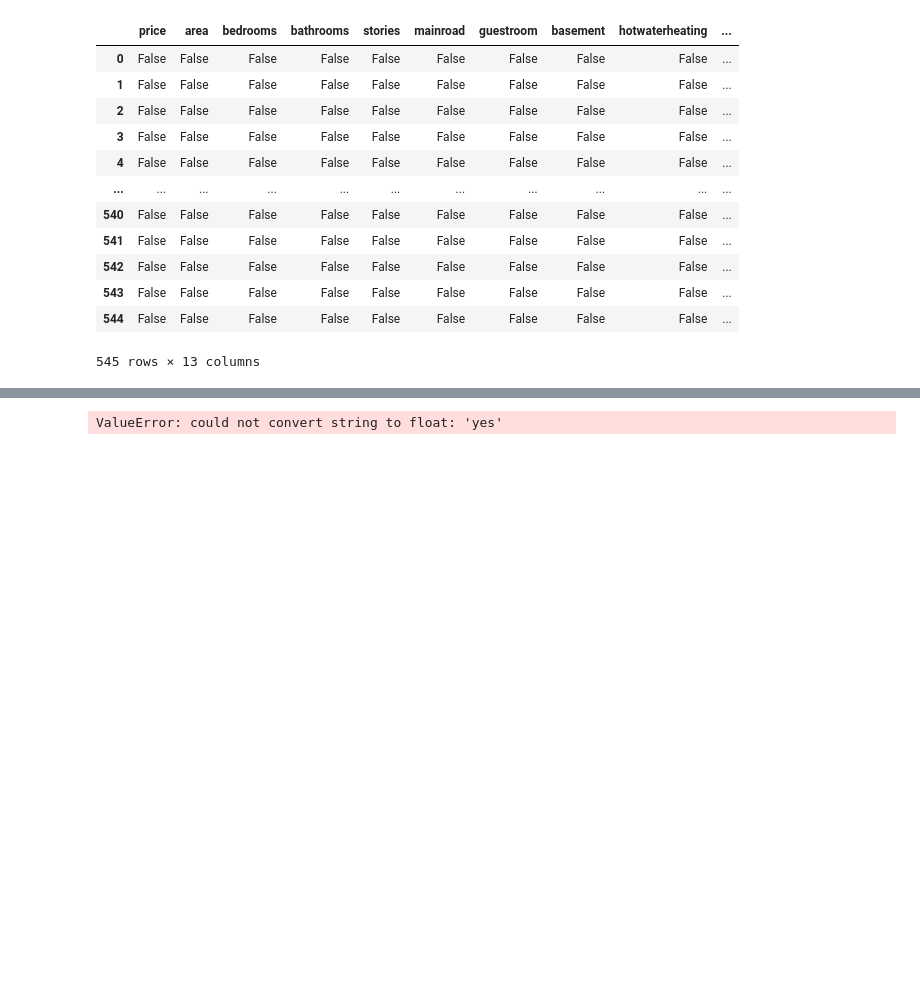
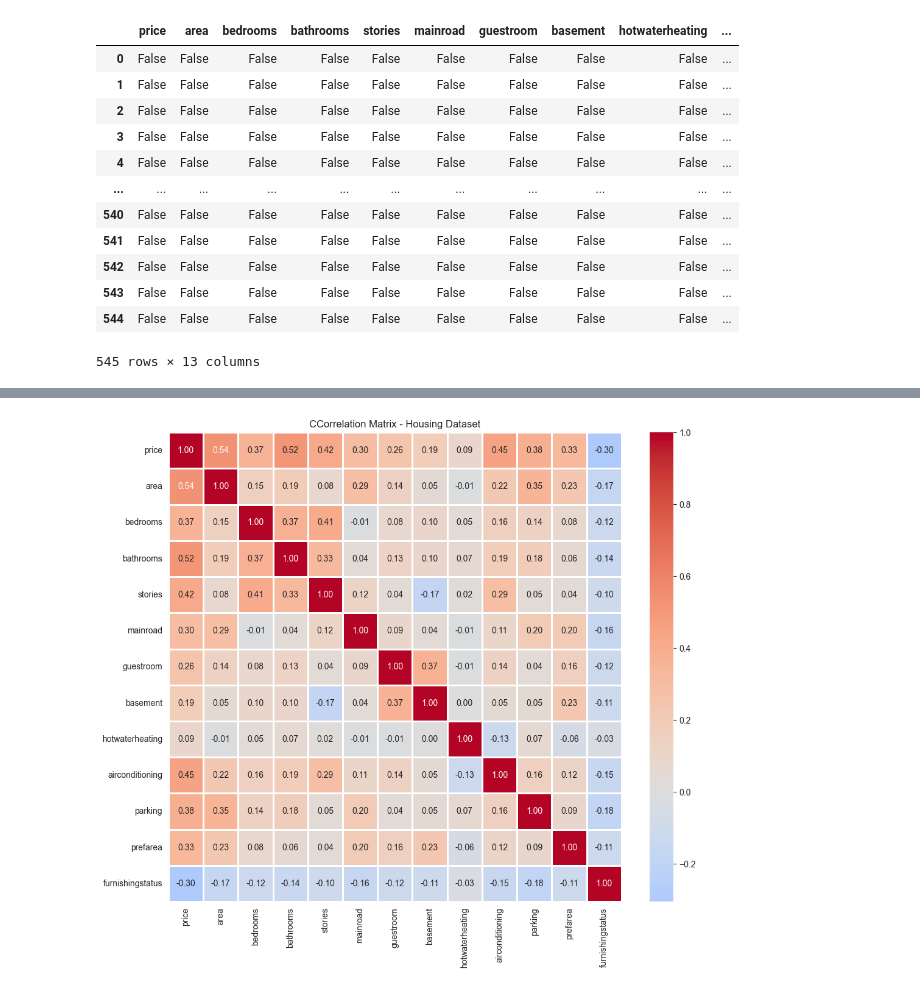
Before and after one commit to TheDark-Cloud/Price_Prediction_Api, a Jupyter notebook: ml-moldel/home_price_prediction.ipynb, the cells around one changed output, grey strips where cells are left out. Drawn from its saved outputs; the diff is of its cells as text; code cells hidden in the pictures; blank space fills up the shorter version.

```diff
--- a/ml-moldel/home_price_prediction.ipynb
+++ b/ml-moldel/home_price_prediction.ipynb
@@ -19,0 +14,9 @@ df.describe()
+# %%
+from sklearn.preprocessing import LabelEncoder
+
+for col in df.columns:
+    if df[col].dtype == "object":
+        df[col] = LabelEncoder().fit_transform(df[col])
+
+
+df.head(5)
@@ -66,5 +105,16 @@ df.isnull()
 # %%
 import seaborn as sns
-sns.heatmap(df)
+from matplotlib import pyplot as plt
+# Visualization of the correlation Matrix
+plt.figure(figsize=(12,10))
+correlation_matrix = df.corr()
+sns.heatmap(data=correlation_matrix,    # correlation matrix
+            annot=True,                 # show correlation value in each cell
+            cmap="coolwarm",            # color map
+            center=0,                   # center of the color map
+            fmt=".2f",                  # format of the values
+            linewidths=1,)              # Adding gridlines
+plt.title("CCorrelation Matrix - Housing Dataset")
+plt.show()
 # %% [output]
-ValueError: could not convert string to float: 'yes'
+[figure, added]
```
Also changed, not shown: parts of 21 cells of this notebook, 2 other files.
